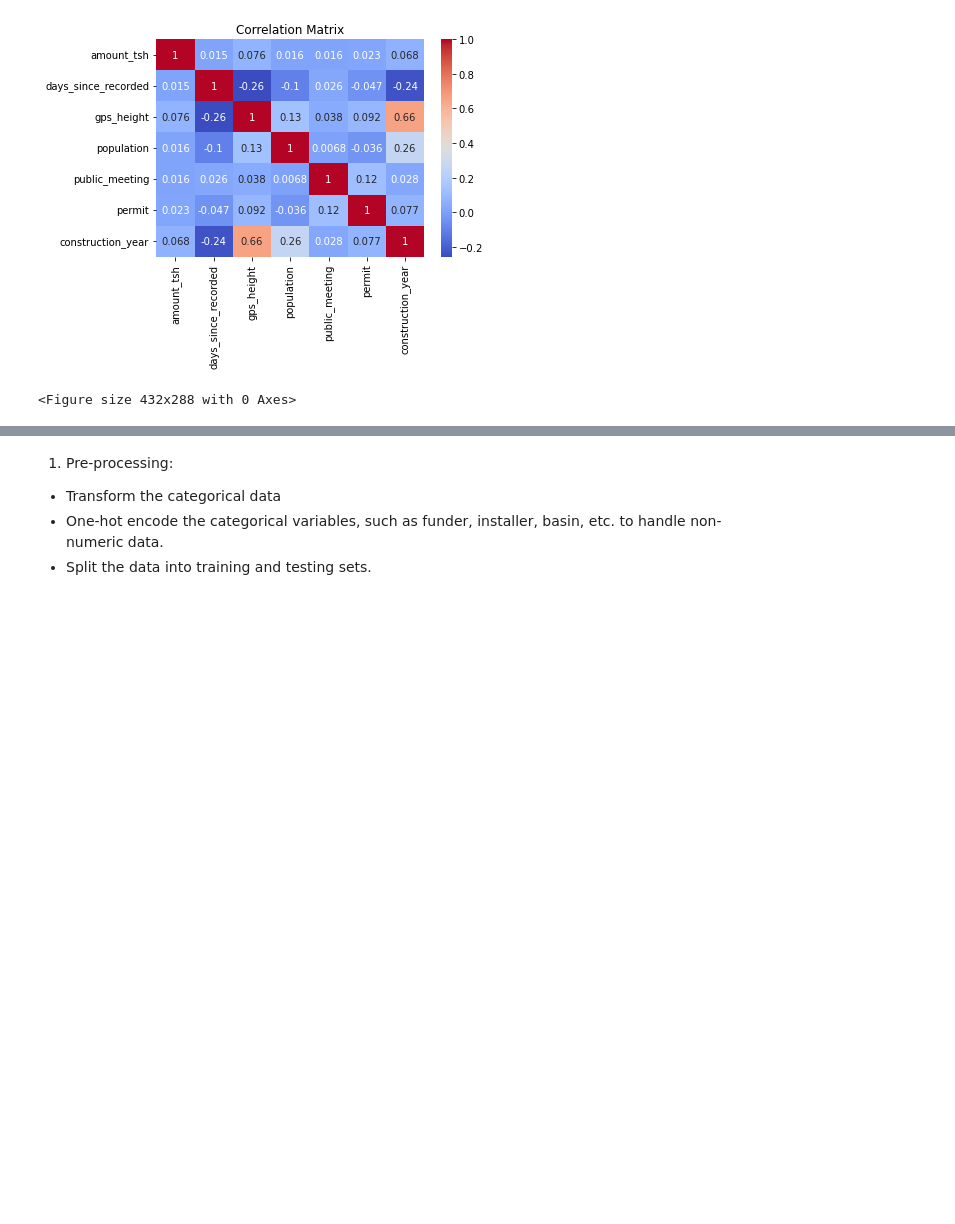
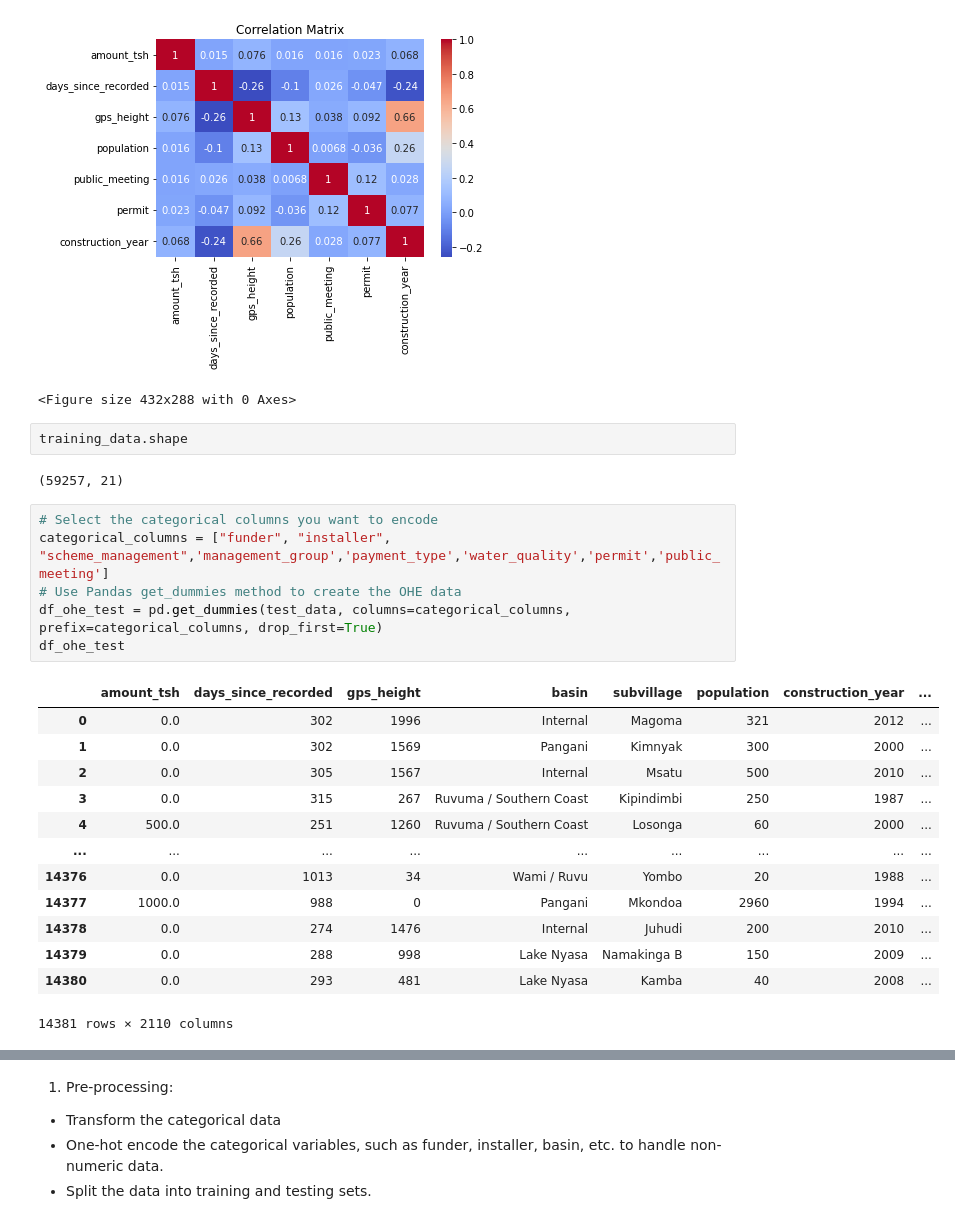
Before and after one commit to AmosMaru/Tanzania_water_pump_prediction, a Jupyter notebook: MODELING_2 (1).ipynb, the cells around one changed output, grey strips where cells are left out. Drawn from its saved outputs; the diff is of its cells as text; blank space fills up the shorter version.

```diff
--- a/MODELING_2 (1).ipynb
+++ b/MODELING_2 (1).ipynb
@@ -46,3 +46,27 @@ plt.savefig('Correlation Matrix.png')
 # %% [output]
 [figure]
 <Figure size 432x288 with 0 Axes>
+# %%
+training_data.shape
+# %% [output]
+(59257, 21)
+# %%
+# Select the categorical columns you want to encode
+categorical_columns = ["funder", "installer", "scheme_management",'management_group','payment_type','water_quality','permit','public_meeting']
+# Use Pandas get_dummies method to create the OHE data
+df_ohe_test = pd.get_dummies(test_data, columns=categorical_columns, prefix=categorical_columns, drop_first=True)
+df_ohe_test
+# %% [output]
+|  | amount_tsh | days_since_recorded | gps_height | basin | subvillage | population | construction_year | ... |
+| 0 | 0.0 | 302 | 1996 | Internal | Magoma | 321 | 2012 | ... |
+| 1 | 0.0 | 302 | 1569 | Pangani | Kimnyak | 300 | 2000 | ... |
+| 2 | 0.0 | 305 | 1567 | Internal | Msatu | 500 | 2010 | ... |
+| 3 | 0.0 | 315 | 267 | Ruvuma / Southern Coast | Kipindimbi | 250 | 1987 | ... |
+| 4 | 500.0 | 251 | 1260 | Ruvuma / Southern Coast | Losonga | 60 | 2000 | ... |
+| ... | ... | ... | ... | ... | ... | ... | ... | ... |
+| 14376 | 0.0 | 1013 | 34 | Wami / Ruvu | Yombo | 20 | 1988 | ... |
+| 14377 | 1000.0 | 988 | 0 | Pangani | Mkondoa | 2960 | 1994 | ... |
+| 14378 | 0.0 | 274 | 1476 | Internal | Juhudi | 200 | 2010 | ... |
+| 14379 | 0.0 | 288 | 998 | Lake Nyasa | Namakinga B | 150 | 2009 | ... |
+| 14380 | 0.0 | 293 | 481 | Lake Nyasa | Kamba | 40 | 2008 | ... |
+14381 rows × 2110 columns
```
Also changed, not shown: parts of 19 cells of this notebook, 4 other files.
